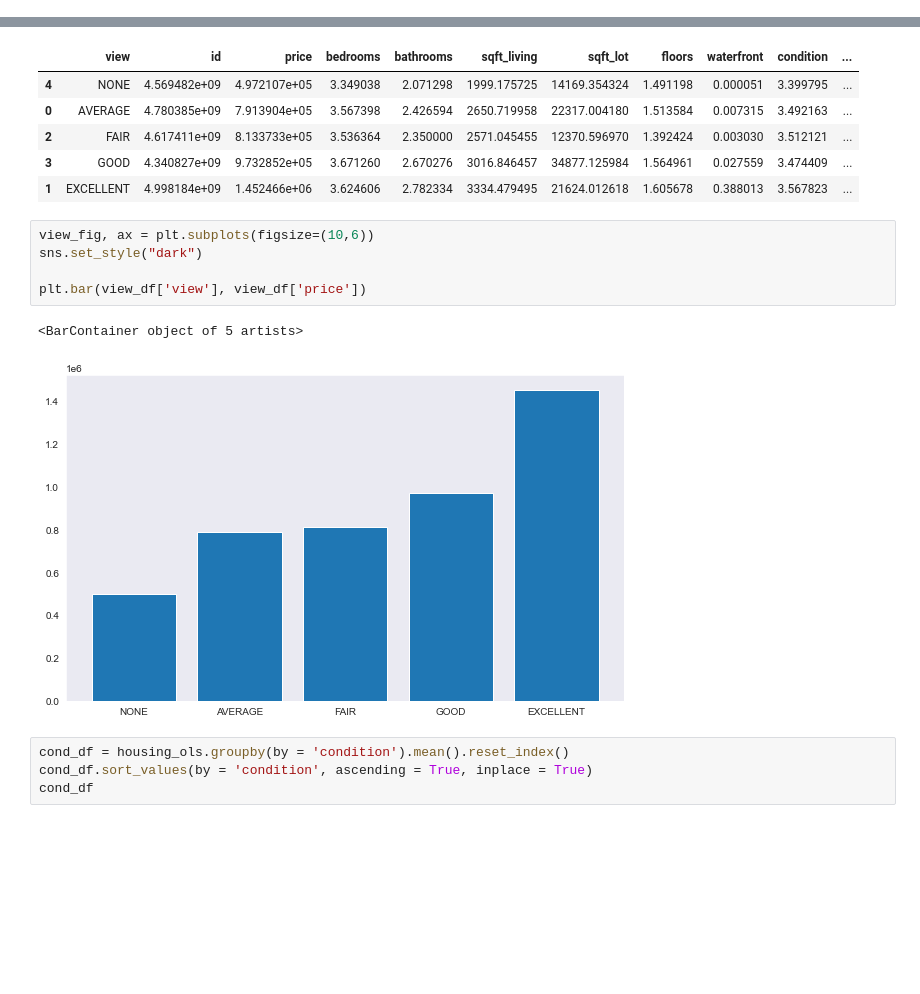
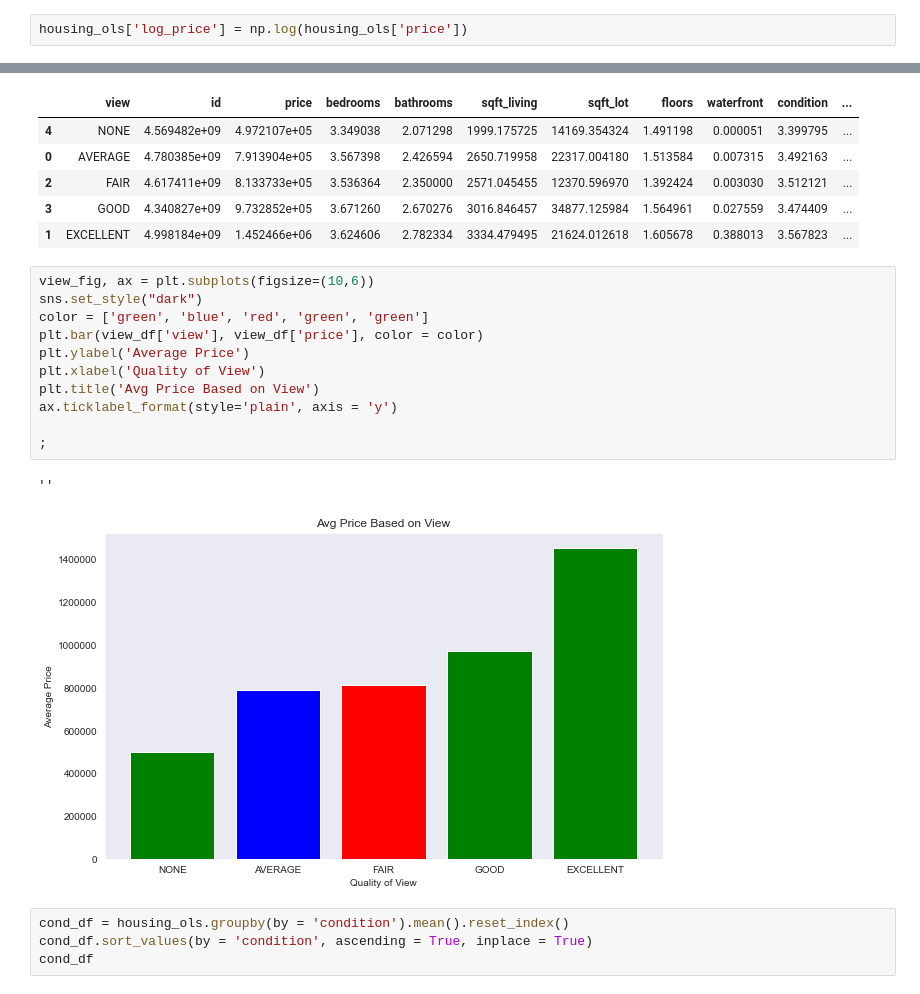
Before and after one commit to kangjw1208/King-Country-Real-Estate, a Jupyter notebook: Final-Copy-DB-vis.ipynb, the cells around one changed output, grey strips where cells are left out. Saved outputs shown, nothing was run; the diff lists cells and outputs as text; blank space fills up the shorter version.

```diff
--- a/Final-Copy-DB-vis.ipynb
+++ b/Final-Copy-DB-vis.ipynb
@@ -621,6 +633,8 @@ scaled_columns
 | 21595 | -0.523178 |
 | 21596 | -1.154928 |
 21597 rows × 1 columns
+# %%
+housing_ols['log_price'] = np.log(housing_ols['price'])
 # %%
 housing_ols['scaled_sqft'] = scaled_columns['sqft_living']
 housing_ols.head()
@@ -710,11 +727,17 @@ view_df
 # %%
 view_fig, ax = plt.subplots(figsize=(10,6))
 sns.set_style("dark")
+color = ['green', 'blue', 'red', 'green', 'green']
+plt.bar(view_df['view'], view_df['price'], color = color)
+plt.ylabel('Average Price')
+plt.xlabel('Quality of View')
+plt.title('Avg Price Based on View')
+ax.ticklabel_format(style='plain', axis = 'y')
 
-plt.bar(view_df['view'], view_df['price'])
+;
 # %% [output]
-<BarContainer object of 5 artists>
+''
-[figure, old version]
+[figure, new version]
 # %%
 cond_df = housing_ols.groupby(by = 'condition').mean().reset_index()
 cond_df.sort_values(by = 'condition', ascending = True, inplace = True)
```
Also changed, not shown: parts of 8 cells of this notebook.
